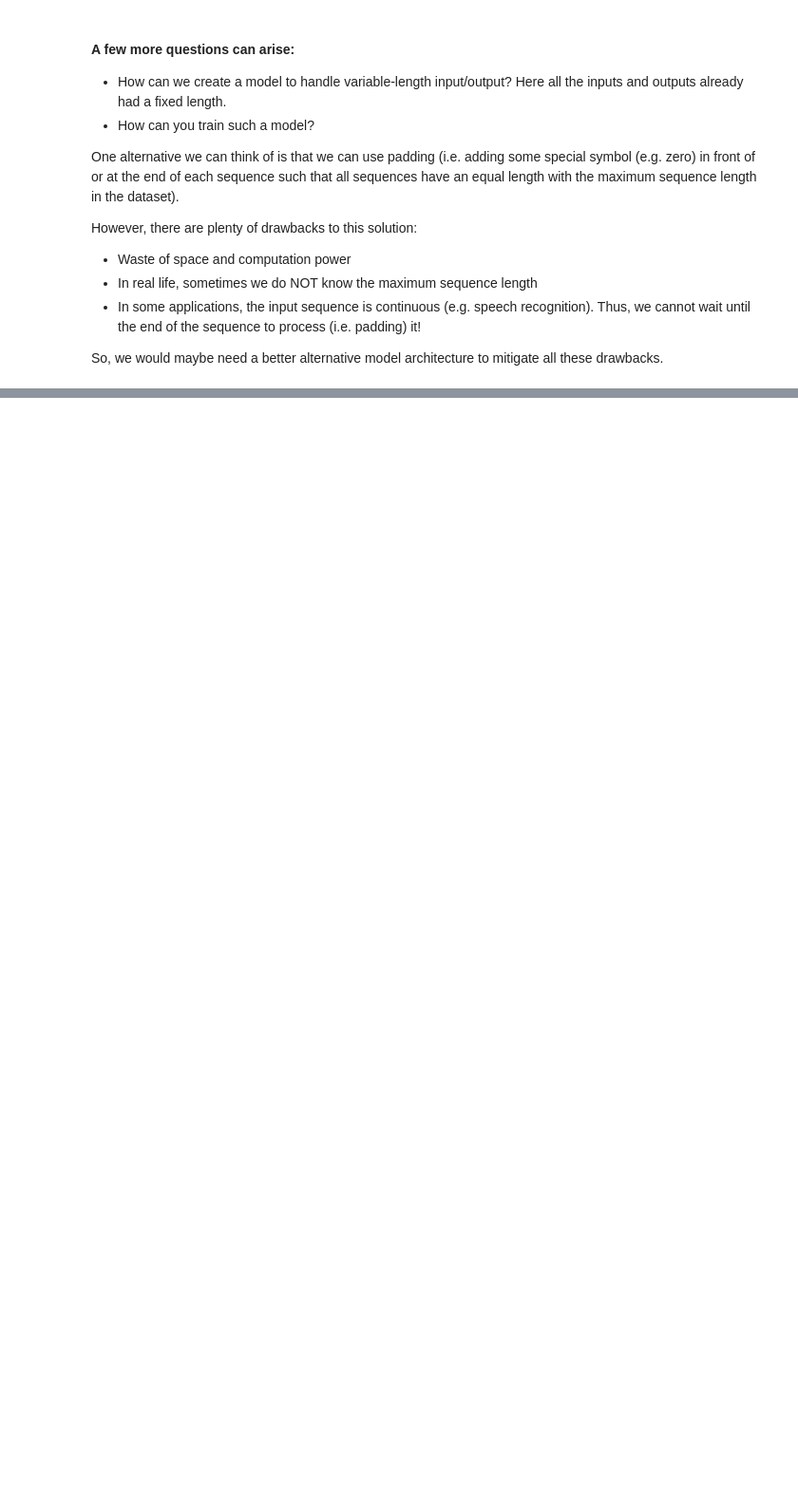
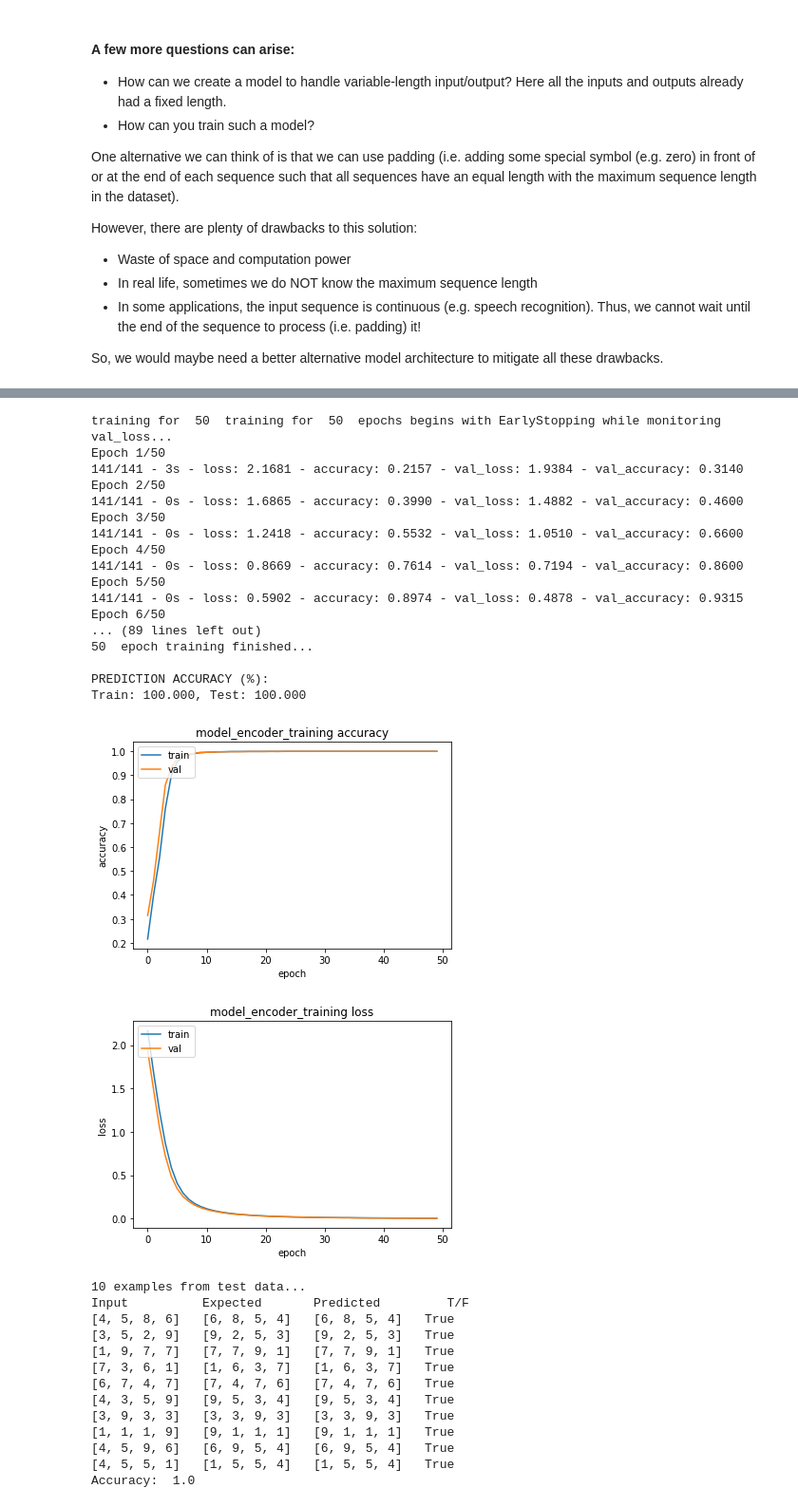
Before and after one commit to AdirthaBorgohain/All-You-Need-To-Know-About-Seq2Seq-Models, a Jupyter notebook: seq2seq_models.ipynb, the cells around one changed output, grey strips where cells are left out. Shown at 95% size. Drawn from its saved outputs; the diff is of its cells as text; code cells hidden in the pictures; blank space fills up the shorter version.

```diff
--- a/seq2seq_models.ipynb
+++ b/seq2seq_models.ipynb
@@ -704,0 +1204,13 @@ So, we would maybe need a better alternative model architecture to mitigate all
+# %%
+n_timesteps = 4 # each input sample has 4 values
+
+
+n_features = 10   # each value is one_hot_encoded with 10 0/1
+
+# generate datasets
+train_size= 5000 # size of train_data
+test_size = 100  # size of test_data
+
+encoder_input_data, decoder_input_data, decoder_predicted_data = create_encoder_dataset(train_size, test_size,
+                                                                                        n_timesteps, n_features,
+                                                                                        verbose=True)
@@ -704,0 +1286,37 @@ So, we would maybe need a better alternative model architecture to mitigate all
+# %%
+train_test(model_encoder_decoder_tf, [encoder_input_data, decoder_input_data],
+           decoder_predicted_data , [encoder_input_data, decoder_input_data],
+           decoder_predicted_data, epochs=50, batch_size=32, patience=5,verbose=2)
+# %% [output]
+training for  50  training for  50  epochs begins with EarlyStopping while monitoring val_loss...
+Epoch 1/50
+141/141 - 3s - loss: 2.1681 - accuracy: 0.2157 - val_loss: 1.9384 - val_accuracy: 0.3140
+Epoch 2/50
+141/141 - 0s - loss: 1.6865 - accuracy: 0.3990 - val_loss: 1.4882 - val_accuracy: 0.4600
+Epoch 3/50
+141/141 - 0s - loss: 1.2418 - accuracy: 0.5532 - val_loss: 1.0510 - val_accuracy: 0.6600
+Epoch 4/50
+141/141 - 0s - loss: 0.8669 - accuracy: 0.7614 - val_loss: 0.7194 - val_accuracy: 0.8600
+Epoch 5/50
+141/141 - 0s - loss: 0.5902 - accuracy: 0.8974 - val_loss: 0.4878 - val_accuracy: 0.9315
+Epoch 6/50
+... (89 lines left out)
+50  epoch training finished...
+
+PREDICTION ACCURACY (%):
+Train: 100.000, Test: 100.000
+[figure, added]
+[figure, added]
+10 examples from test data...
+Input          Expected       Predicted         T/F
+[4, 5, 8, 6]   [6, 8, 5, 4]   [6, 8, 5, 4]   True
+[3, 5, 2, 9]   [9, 2, 5, 3]   [9, 2, 5, 3]   True
+[1, 9, 7, 7]   [7, 7, 9, 1]   [7, 7, 9, 1]   True
+[7, 3, 6, 1]   [1, 6, 3, 7]   [1, 6, 3, 7]   True
+[6, 7, 4, 7]   [7, 4, 7, 6]   [7, 4, 7, 6]   True
+[4, 3, 5, 9]   [9, 5, 3, 4]   [9, 5, 3, 4]   True
+[3, 9, 3, 3]   [3, 3, 9, 3]   [3, 3, 9, 3]   True
+[1, 1, 1, 9]   [9, 1, 1, 1]   [9, 1, 1, 1]   True
+[4, 5, 9, 6]   [6, 9, 5, 4]   [6, 9, 5, 4]   True
+[4, 5, 5, 1]   [1, 5, 5, 4]   [1, 5, 5, 4]   True
+Accuracy:  1.0
```
Also changed, not shown: parts of 39 cells of this notebook, 3 other files.
